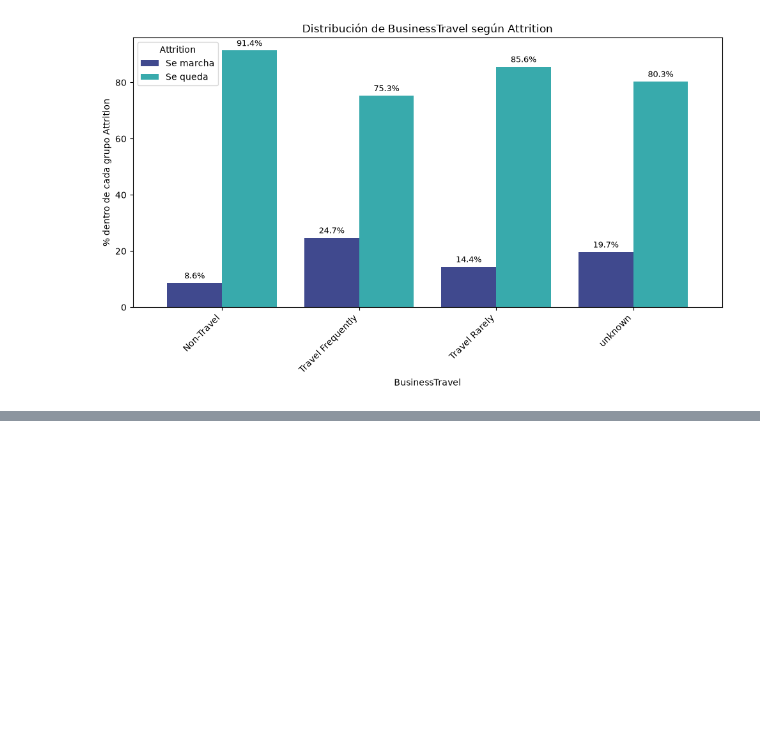
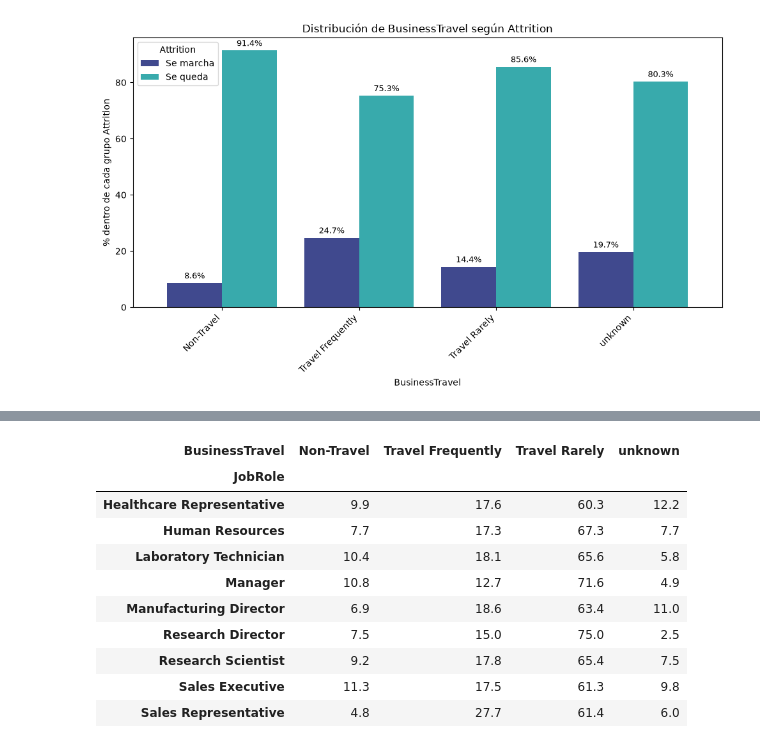
Before and after one commit to Adalab/project-da-promo-67-modulo-3-team-2, a Jupyter notebook: src/notebooks/03_Correlacion.ipynb, the cells around one changed output, grey strips where cells are left out. Saved outputs shown, nothing was run; the diff lists cells and outputs as text; code cells hidden in the pictures; blank space fills up the shorter version.

```diff
--- a/src/notebooks/03_Correlacion.ipynb
+++ b/src/notebooks/03_Correlacion.ipynb
@@ -722,0 +811,19 @@ grafico_barras_attrition('BusinessTravel', bins=0, orden=None)
+# %%
+#Dentro de cada JobRole, ¿qué porcentaje de empleados viaja frecuentemente, viaja raramente, no viaja o aparece como unknown?
+pd.crosstab(
+    df_final["JobRole"],
+    df_final["BusinessTravel"],
+    normalize="index"
+).mul(100).round(1)
+# %% [output]
+| BusinessTravel | Non-Travel | Travel Frequently | Travel Rarely | unknown |
+| JobRole |  |  |  |  |
+| Healthcare Representative | 9.9 | 17.6 | 60.3 | 12.2 |
+| Human Resources | 7.7 | 17.3 | 67.3 | 7.7 |
+| Laboratory Technician | 10.4 | 18.1 | 65.6 | 5.8 |
+| Manager | 10.8 | 12.7 | 71.6 | 4.9 |
+| Manufacturing Director | 6.9 | 18.6 | 63.4 | 11.0 |
+| Research Director | 7.5 | 15.0 | 75.0 | 2.5 |
+| Research Scientist | 9.2 | 17.8 | 65.4 | 7.5 |
+| Sales Executive | 11.3 | 17.5 | 61.3 | 9.8 |
+| Sales Representative | 4.8 | 27.7 | 61.4 | 6.0 |
```
Also changed, not shown: parts of 16 cells of this notebook, 1 other file.
